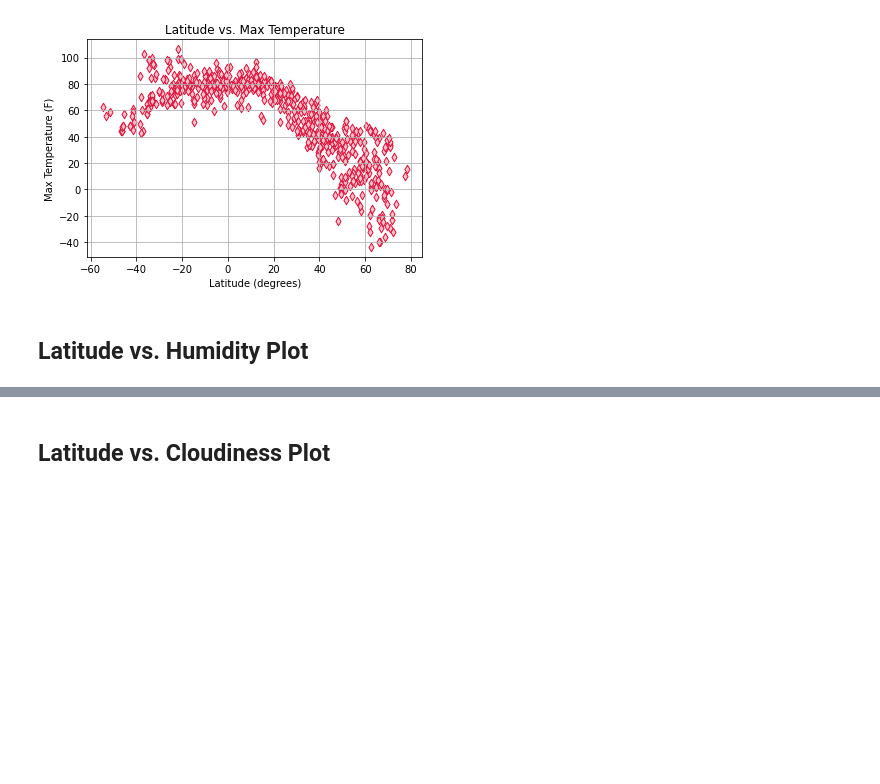
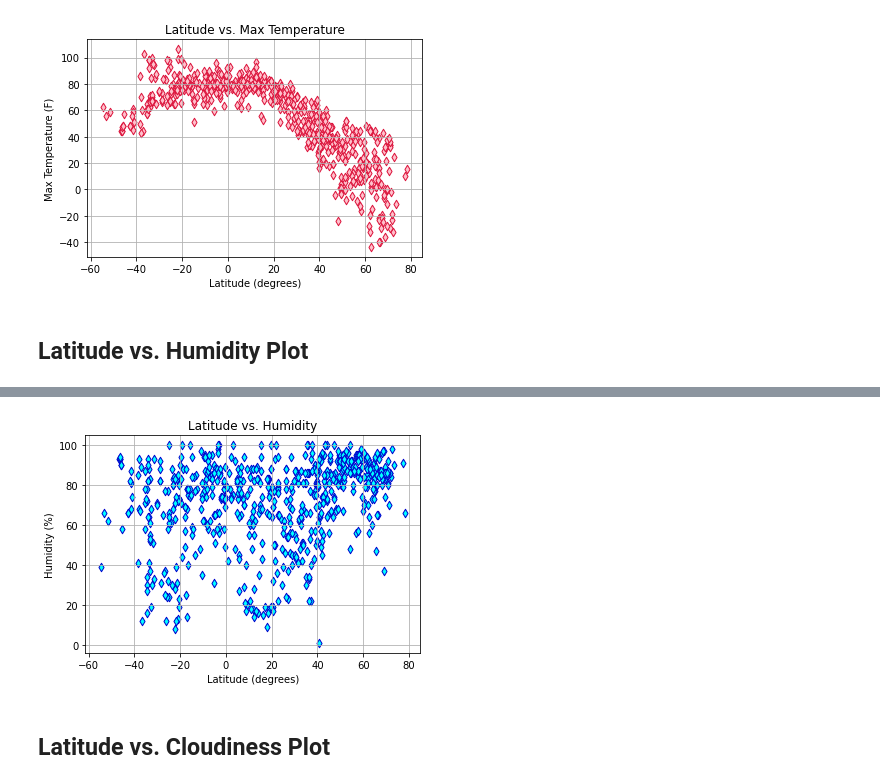
Before and after one commit to ptsaitta/python-api-challenge, a Jupyter notebook: WeatherPy.ipynb, the cells around one changed output, grey strips where cells are left out. Cells and saved outputs as stored; diff of their text form; code cells hidden in the pictures; blank space fills up the shorter version.

Commit message:
finished all latitude plots

```diff
--- a/WeatherPy.ipynb
+++ b/WeatherPy.ipynb
@@ -262,2 +259,25 @@ plt.show()
+# %%
+#rinse and repeat
+
+humidities = city_data_df["Humidity"]
+
+#Construct scatterplot
+
+plt.scatter(latitudes, humidities, color="cyan", edgecolor="mediumblue", linewidths=1, marker="d")
+plt.title("Latitude vs. Humidity")
+plt.xlabel("Latitude (degrees)")
+plt.ylabel("Humidity (%)")
+plt.grid(True)
+
+
+#export fig
+
+plt.savefig("output_data/Fig_2.png")
+
+
+#show
+plt.show()
+# %% [output]
+[figure, added]
 # %% [markdown]
 ## Latitude vs. Cloudiness Plot
```
Also changed, not shown: parts of 5 cells of this notebook, 3 other files.
